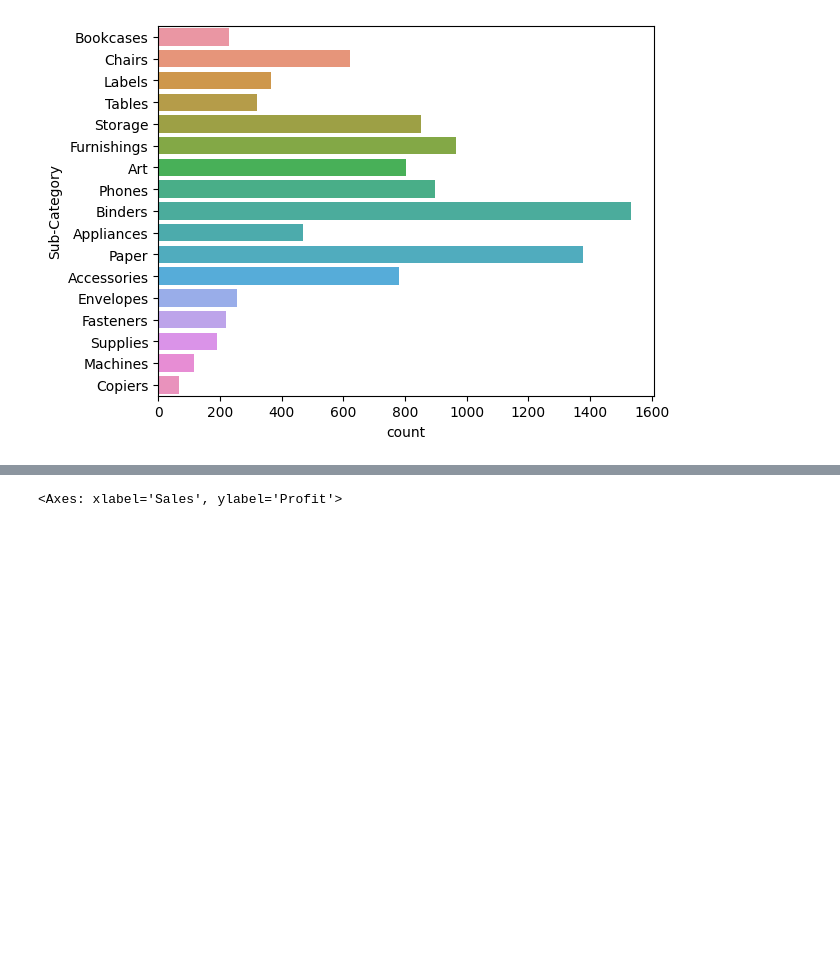
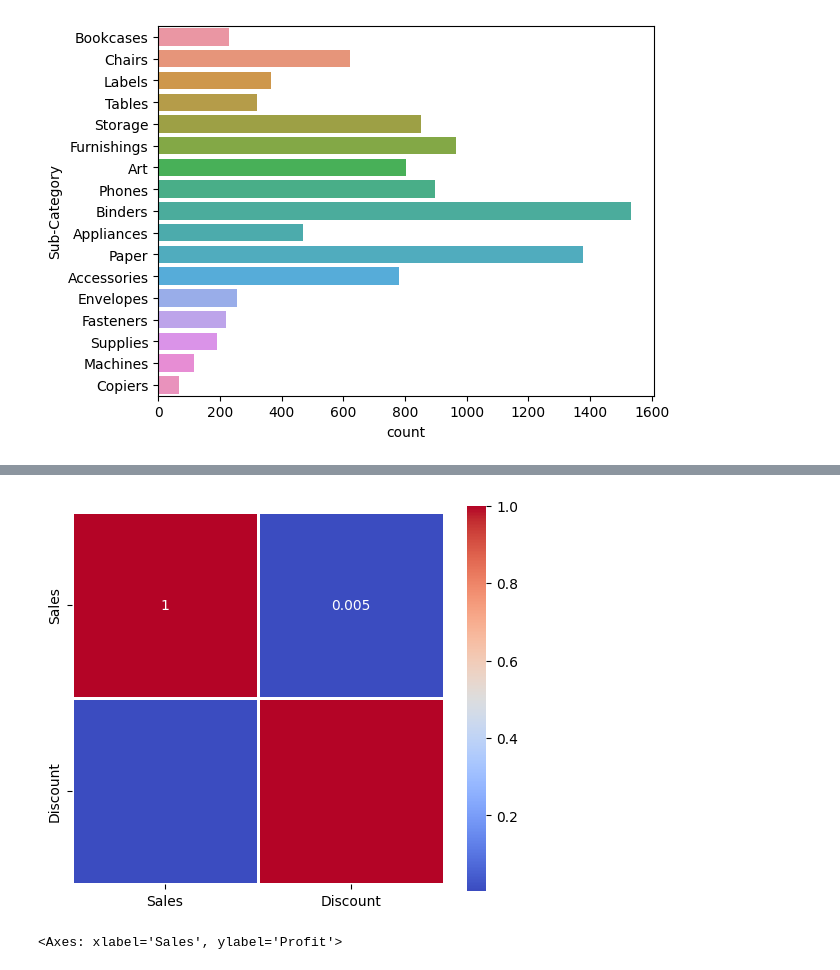
Before and after one commit to d-anasx/DataStore360, a Jupyter notebook: notebooks/01_eda.ipynb, the cells around one changed output, grey strips where cells are left out. Saved outputs shown, nothing was run; the diff lists cells and outputs as text; code cells hidden in the pictures; blank space fills up the shorter version.

```diff
--- a/notebooks/01_eda.ipynb
+++ b/notebooks/01_eda.ipynb
@@ -129,3 +157,18 @@ plt.show()
+# %%
+corr = df[['Sales', 'Discount']].corr()
+
+plt.figure(figsize=(6, 5))
+sns.heatmap(
+    corr,
+    cmap='coolwarm',
+    annot=True,
+    linewidths=1,
+    square=True
+)
+
+plt.show()
+# %% [output]
+[figure, added]
 # %%
 df1 = df[df['Sales']<1000000]
 sns.scatterplot(data=df1 , x='Sales', y='Profit'  )
```
Also changed, not shown: parts of 3 cells of this notebook, 2 other files.
